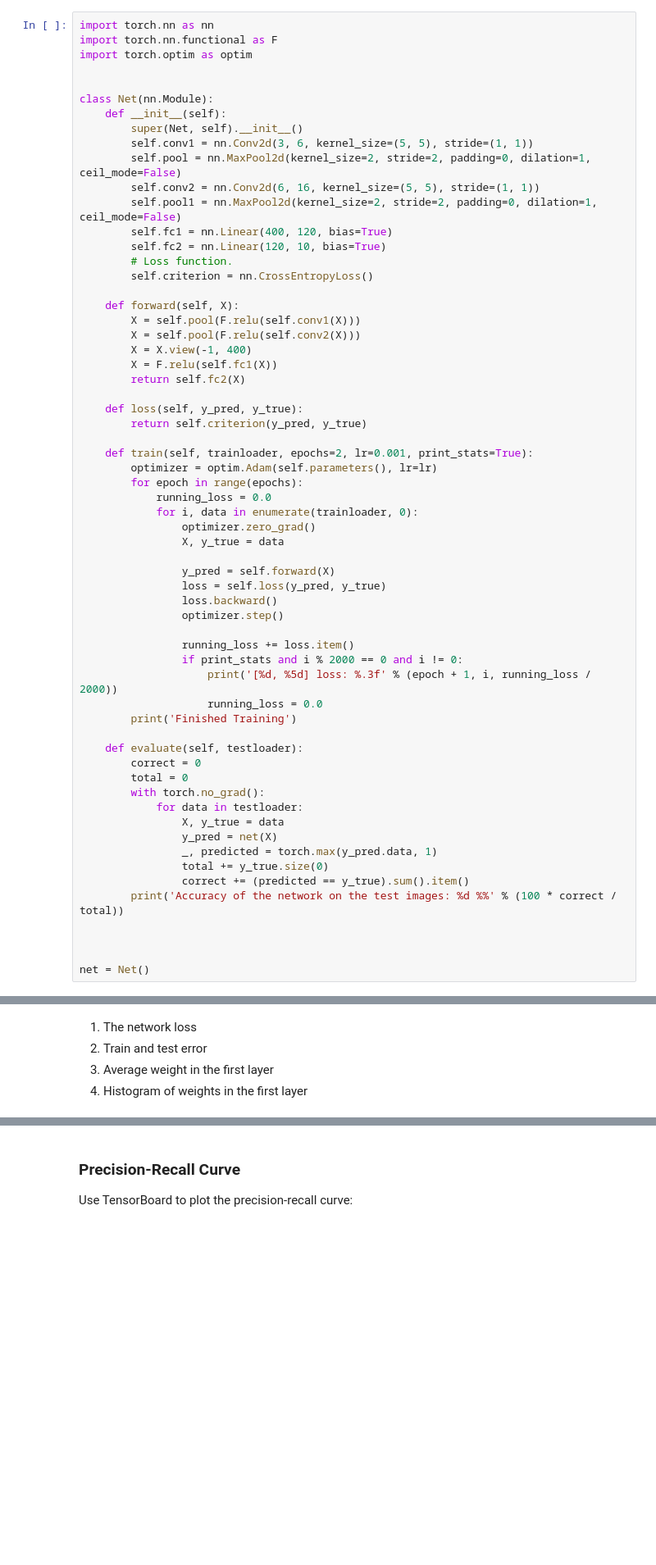
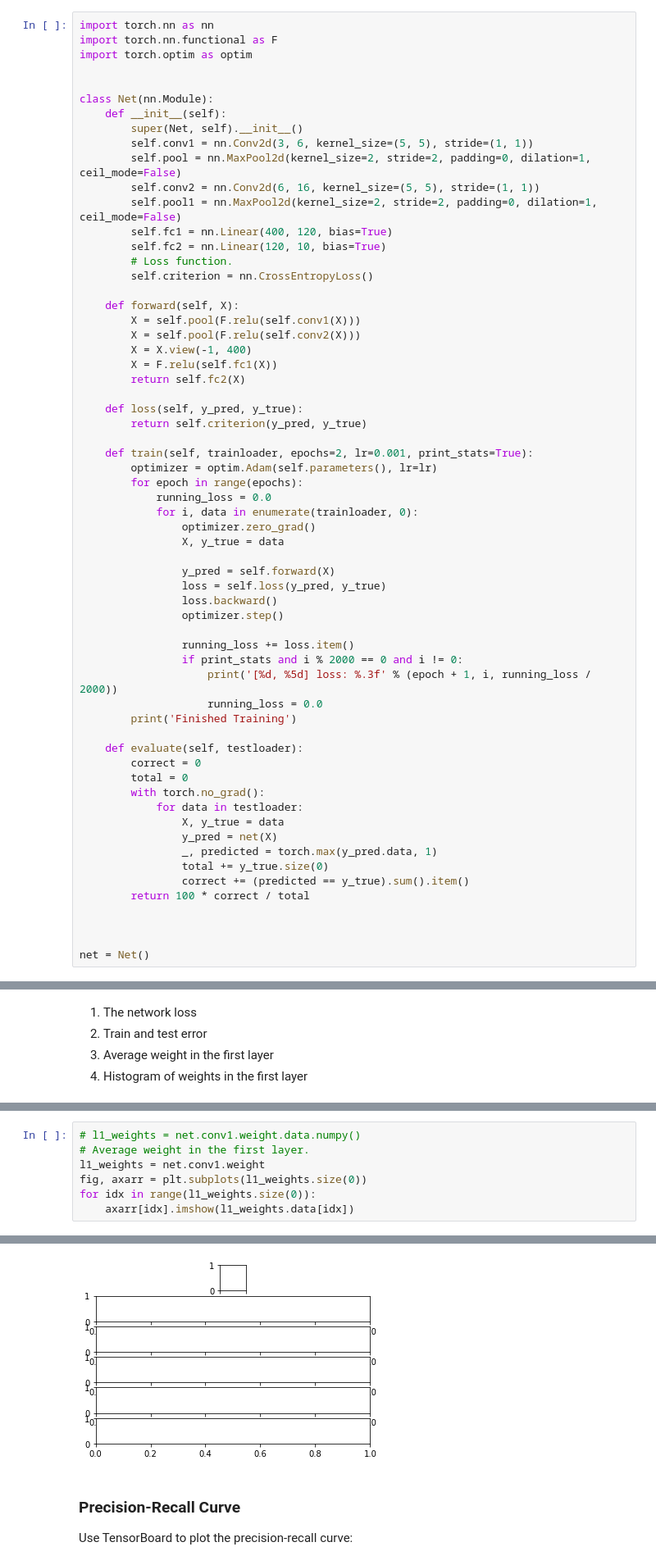
Before and after one commit to yaarams/yandex, a Jupyter notebook: dl/assignment2/NN_in_pytorch.ipynb, the cells around one changed output, grey strips where cells are left out. Shown at 82% size. Cells and saved outputs as stored; diff of their text form; blank space fills up the shorter version.

```diff
--- a/dl/assignment2/NN_in_pytorch.ipynb
+++ b/dl/assignment2/NN_in_pytorch.ipynb
@@ -157,7 +158,7 @@ class Net(nn.Module):
                 _, predicted = torch.max(y_pred.data, 1)
                 total += y_true.size(0)
                 correct += (predicted == y_true).sum().item()
-        print('Accuracy of the network on the test images: %d %%' % (100 * correct / total))
+        return 100 * correct / total
 
 
 
@@ -259,0 +288,8 @@ Accuracy of the network on the test images: 57 %
+# %%
+# l1_weights = net.conv1.weight.data.numpy()
+# Average weight in the first layer.
+l1_weights = net.conv1.weight
+fig, axarr = plt.subplots(l1_weights.size(0))
+for idx in range(l1_weights.size(0)):
+    axarr[idx].imshow(l1_weights.data[idx])
+# %% [output]
@@ -260,3 +297,4 @@ Accuracy of the network on the test images: 57 %
+[figure, added]
 # %% [markdown]
 ### Precision-Recall Curve
 Use TensorBoard to plot the precision-recall curve:
```
Also changed, not shown: parts of 7 cells of this notebook, 1 other file.
